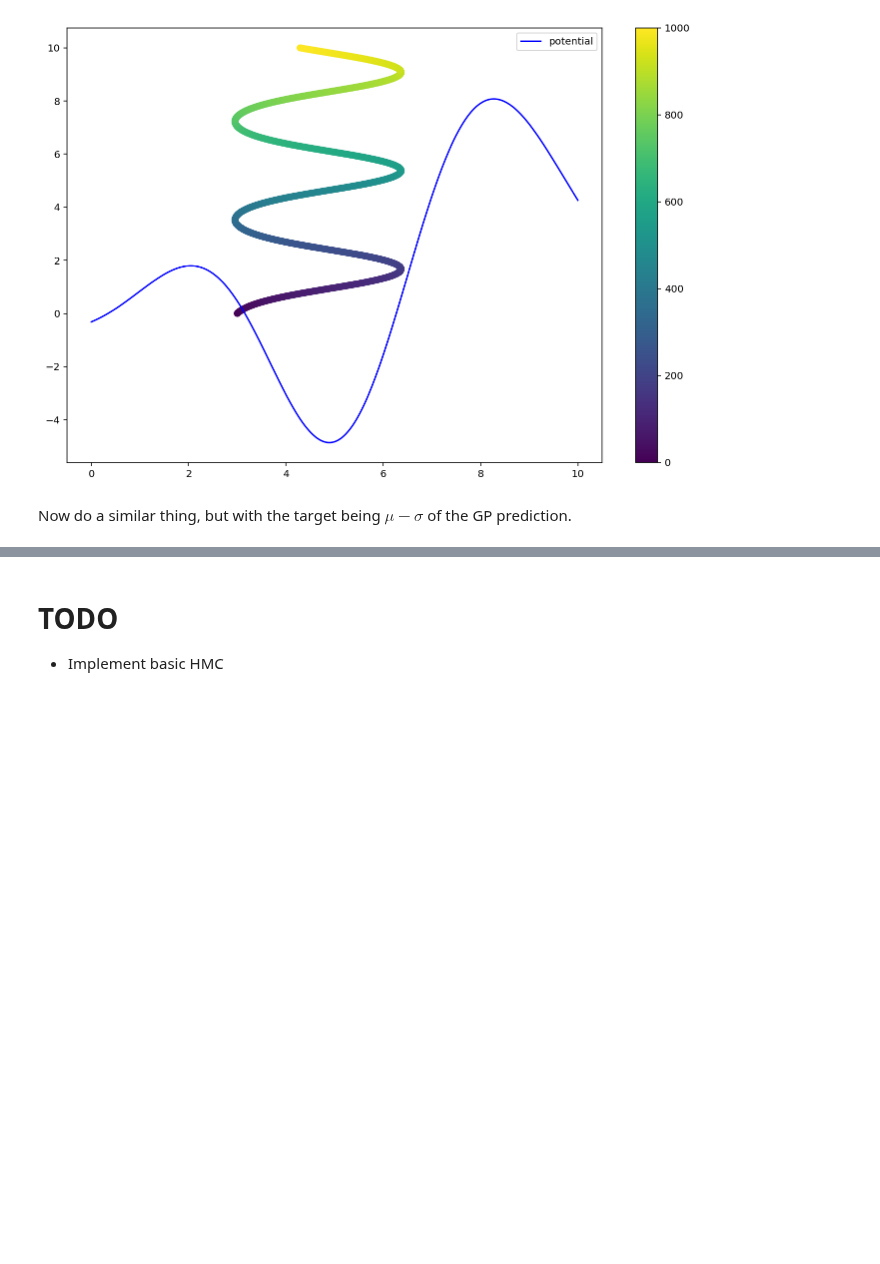
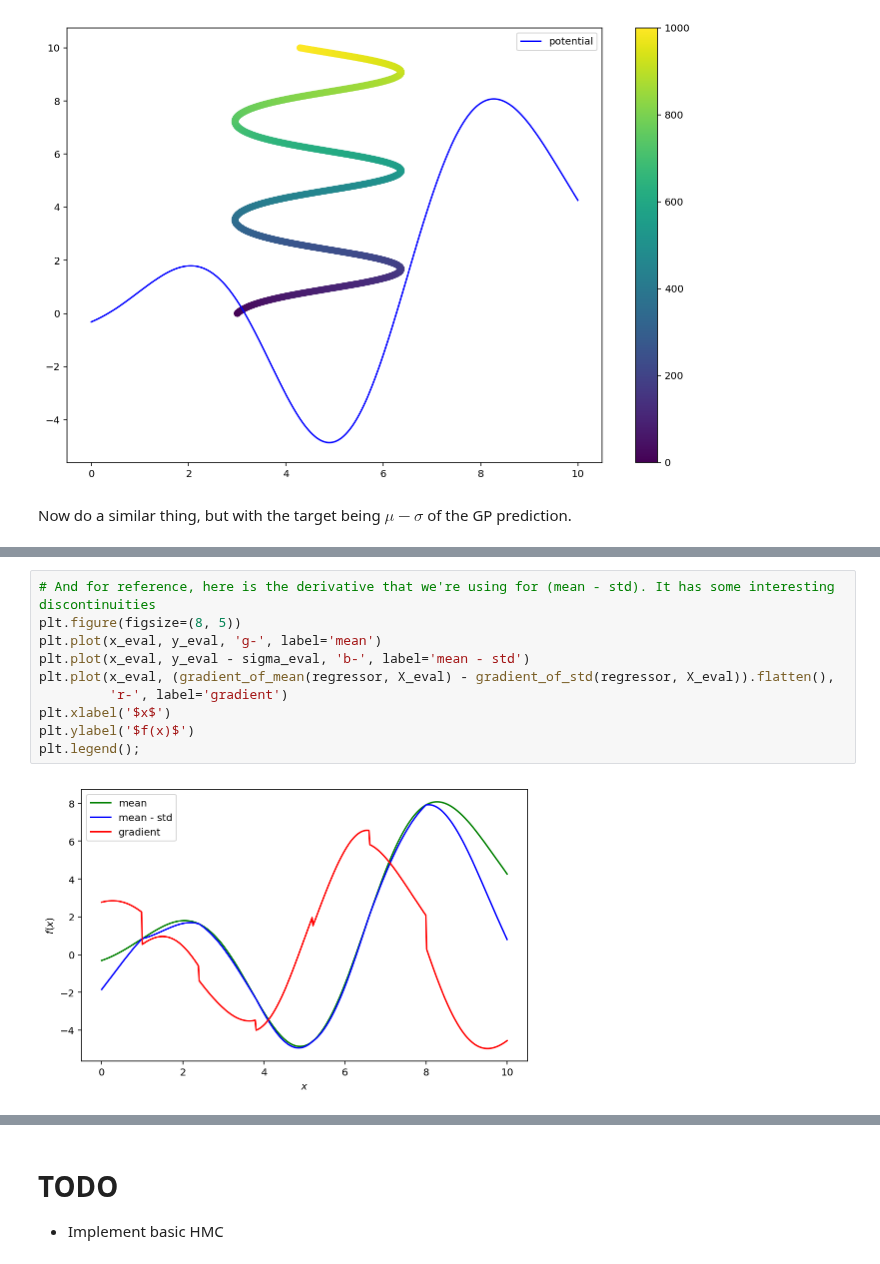
Before and after one commit to tpgillam/notebooks, a Jupyter notebook: gaussian_process_hmc.ipynb, the cells around one changed output, grey strips where cells are left out. Cells and saved outputs as stored; diff of their text form; blank space fills up the shorter version.

Commit message:
Look at std derivatives a bit more

```diff
--- a/gaussian_process_hmc.ipynb
+++ b/gaussian_process_hmc.ipynb
@@ -318,3 +343,15 @@ Now do a similar thing, but with the target being $\mu-\sigma$ of the GP predict
+# %%
+# And for reference, here is the derivative that we're using for (mean - std). It has some interesting discontinuities
+plt.figure(figsize=(8, 5))
+plt.plot(x_eval, y_eval, 'g-', label='mean')
+plt.plot(x_eval, y_eval - sigma_eval, 'b-', label='mean - std')
+plt.plot(x_eval, (gradient_of_mean(regressor, X_eval) - gradient_of_std(regressor, X_eval)).flatten(),
+         'r-', label='gradient')
+plt.xlabel('$x$')
+plt.ylabel('$f(x)$')
+plt.legend();
+# %% [output]
+[figure, added]
 # %%
 # Performance could be an issue... it's unfortunate that we are effectively calling our
 # gradient function, which is efficient when called with large arrays, with single elements
```
Also changed, not shown: parts of 8 cells of this notebook.
